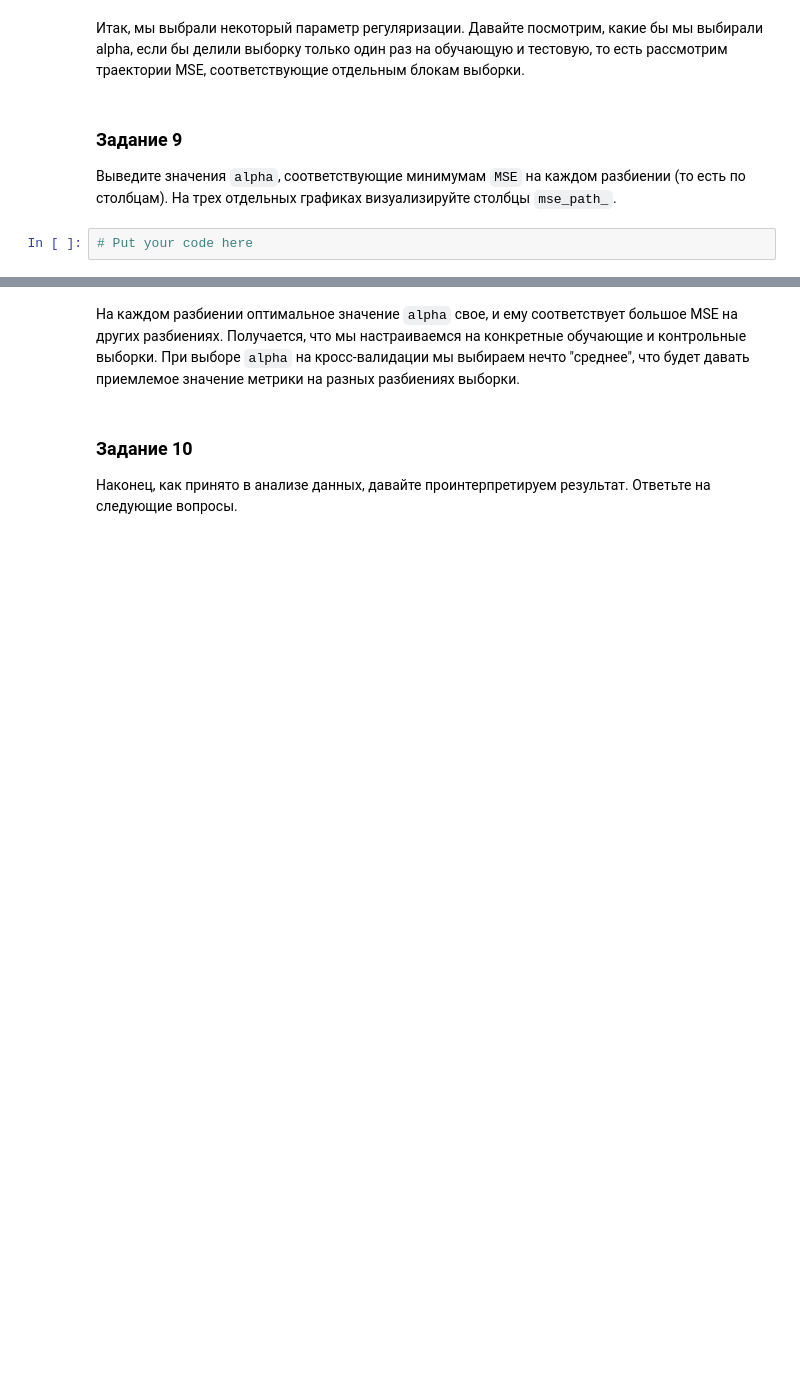
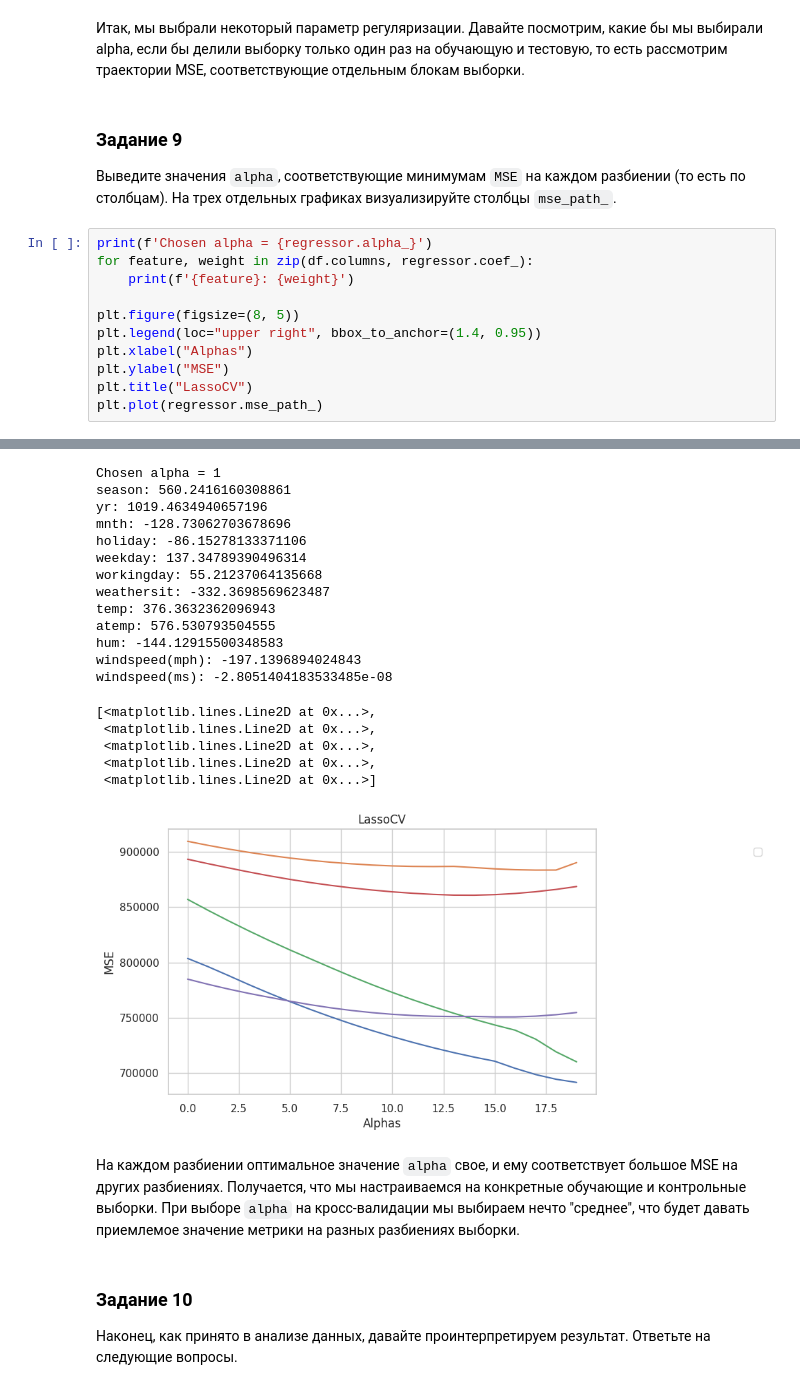
Before and after one commit to a33211/Data-science-homeworks, a Jupyter notebook: "Homework_4_OverfittingHomeWork_ipynb".ipynb, the cells around one changed output, grey strips where cells are left out. Saved outputs shown, nothing was run; the diff lists cells and outputs as text; blank space fills up the shorter version.

```diff
--- a/"Homework_4_OverfittingHomeWork_ipynb".ipynb
+++ b/"Homework_4_OverfittingHomeWork_ipynb".ipynb
@@ -360,5 +360,15 @@ create_plot(data, 'MSE vs alpha', 'Alphas', 'MSE')
 
 Выведите значения `alpha`, соответствующие минимумам `MSE` на каждом разбиении (то есть по столбцам).
 На трех отдельных графиках визуализируйте столбцы `mse_path_`.
-# %%
-# Put your code here
+# %%
+print(f'Chosen alpha = {regressor.alpha_}')
+for feature, weight in zip(df.columns, regressor.coef_):
+    print(f'{feature}: {weight}')
+
+plt.figure(figsize=(8, 5))
+plt.legend(loc="upper right", bbox_to_anchor=(1.4, 0.95))
+plt.xlabel("Alphas")
+plt.ylabel("MSE")
+plt.title("LassoCV")
+plt.plot(regressor.mse_path_)
+# %% [output]
@@ -365,3 +376,22 @@ create_plot(data, 'MSE vs alpha', 'Alphas', 'MSE')
+Chosen alpha = 1
+season: 560.2416160308861
+yr: 1019.4634940657196
+mnth: -128.73062703678696
+holiday: -86.15278133371106
+weekday: 137.34789390496314
+workingday: 55.21237064135668
+weathersit: -332.3698569623487
+temp: 376.3632362096943
+atemp: 576.530793504555
+hum: -144.12915500348583
+windspeed(mph): -197.1396894024843
+windspeed(ms): -2.8051404183533485e-08
+[<matplotlib.lines.Line2D at 0x...>,
+ <matplotlib.lines.Line2D at 0x...>,
+ <matplotlib.lines.Line2D at 0x...>,
+ <matplotlib.lines.Line2D at 0x...>,
+ <matplotlib.lines.Line2D at 0x...>]
+[figure, added]
 # %% [markdown]
 На каждом разбиении оптимальное значение `alpha` свое, и ему соответствует большое MSE на других разбиениях. Получается, что мы настраиваемся на конкретные обучающие и контрольные выборки. При выборе `alpha` на кросс-валидации мы выбираем нечто "среднее", что будет давать приемлемое значение метрики на разных разбиениях выборки.
 # %% [markdown]
```
Also changed, not shown: parts of 1 cell of this notebook.
